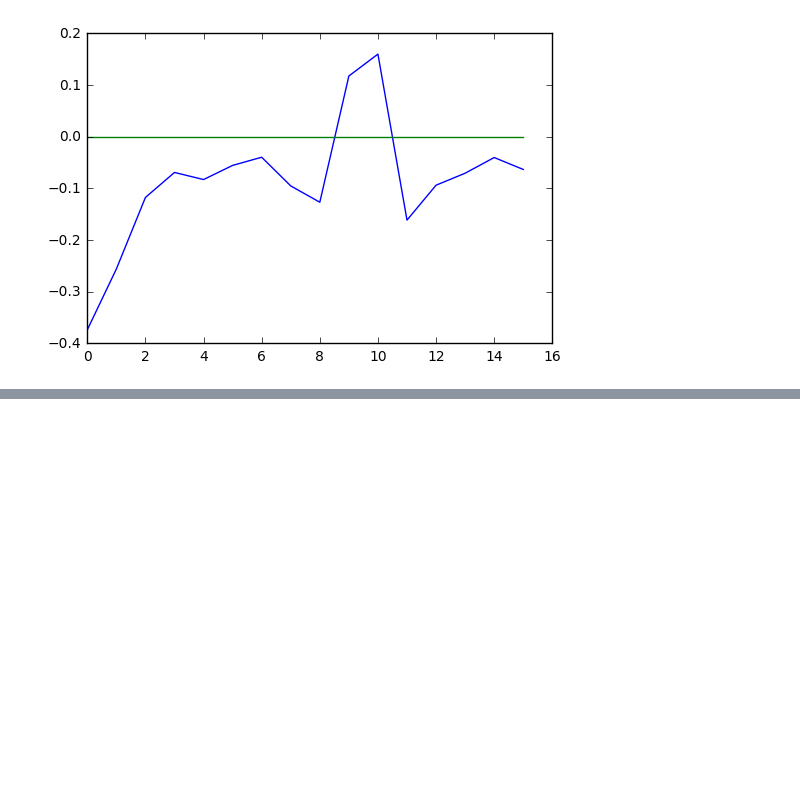
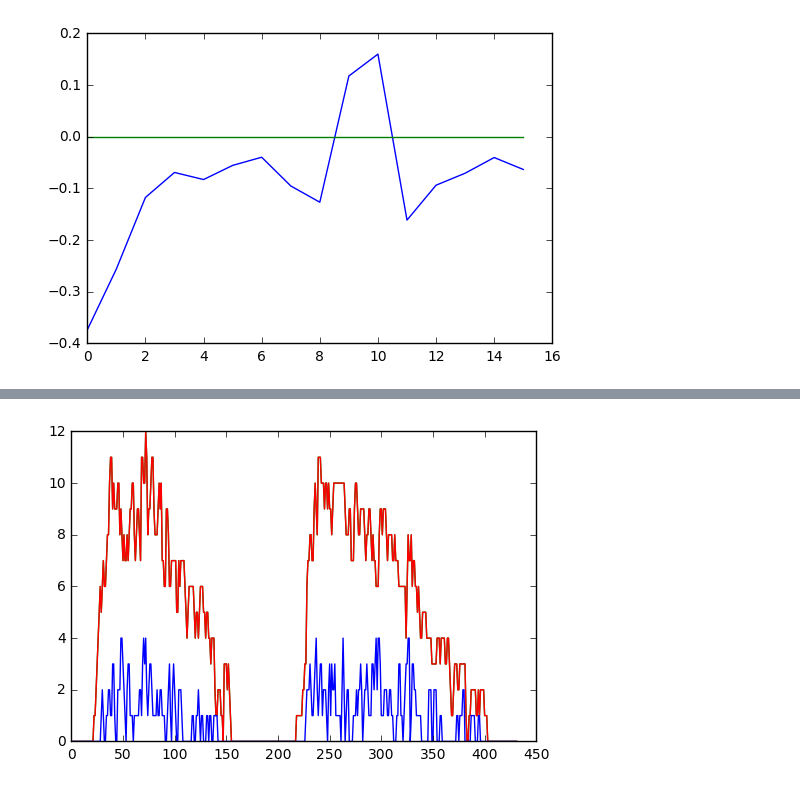
Before and after one commit to ArenA-Crowds/Crowds, a Jupyter notebook: Simulations.ipynb, the cells around one changed output, grey strips where cells are left out. Saved outputs shown, nothing was run; the diff lists cells and outputs as text; code cells hidden in the pictures; blank space fills up the shorter version.

```diff
--- a/Simulations.ipynb
+++ b/Simulations.ipynb
@@ -474,0 +549,24 @@ plt.show()
+# %%
+import numpy as np
+init_timestamp = 1369908924*1000 + 1804000*1000
+measurement_delay = 1000 # in ms
+path_original_positions = "F:/ArenaData/Fingerprinting/"
+path_fake_positions = "F:/ArenaData/Fingerprinting/"
+# %%
+def get_crowd_count_in_square_fing(timestamp, positions, x_min, x_max, y_min, y_max, belt, interval):
+    snapshot = get_a_snapshot(positions,  timestamp, interval)
+    crowd_count = 0
+    #print("snapshot length" + str(len(snapshot)))
+    for record in snapshot:
+        if record[2] > x_min and record[2] < x_max:
+            if record[3] > y_min and record[3] < y_max:
+                #if abs(record[2] - record[3]) <= belt:
+                crowd_count +=1
+    return crowd_count
+# %%
+def get_all_cells(xmin_cell, xmax_cell, ymin_cell, ymax_cell, timeperiod):
+    total =0
+    for cell_x in range (int(xmin_cell), int(xmax_cell)):
+        for cell_y in range (int(ymin_cell), int(ymax_cell)):
+            total += get_method_crowd_count_fing(cell_x, cell_y, timeperiod)
+    return total
@@ -474,0 +655,2 @@ plt.show()
+# %%
+lists = run_fing( 300, 300, 432 ,30)
@@ -474,0 +675,11 @@ plt.show()
+# %%
+import matplotlib.pyplot as plt
+plt.plot(lists[4],  color = "green" )
+plt.plot(lists[5], color = "red")
+plt.plot(lists[6], color = "blue")
+
+plt.ylabel('')
+#plt.xlabel('crowd size (unit:500)')
+plt.show()
+# %% [output]
+[figure, added]
```
Also changed, not shown: parts of 23 cells of this notebook, 3 other files.
